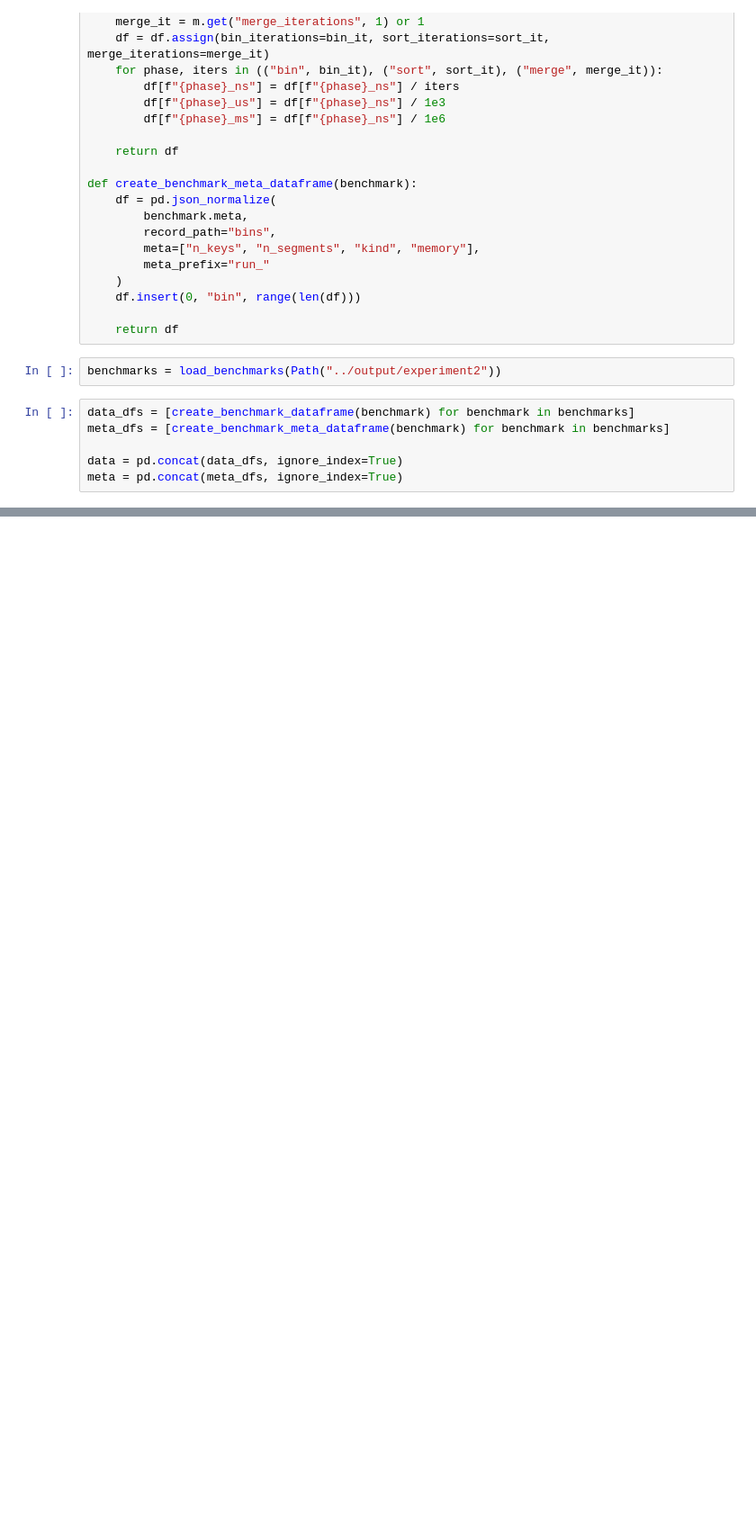
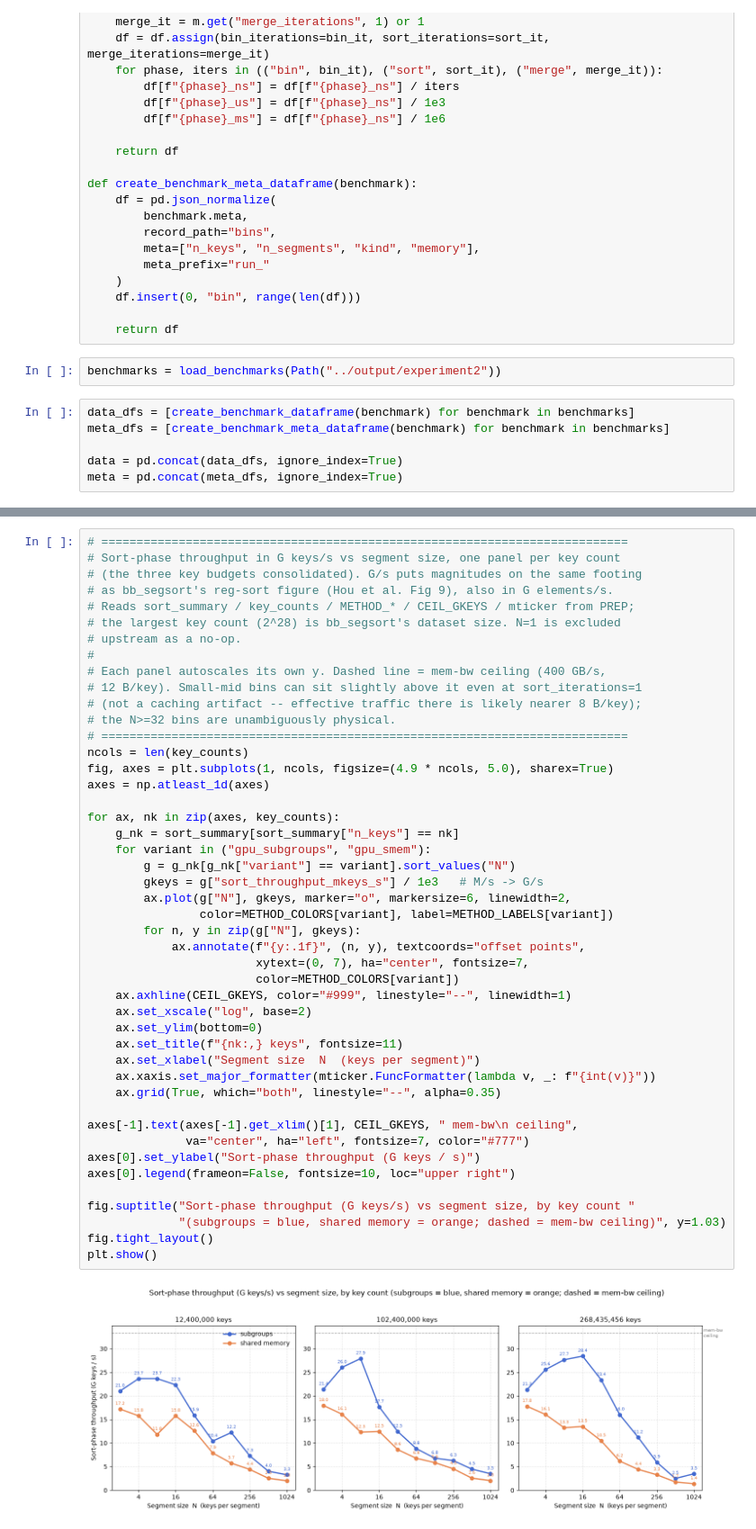
Before and after one commit to hollinwilkins/wb_segsort, a Jupyter notebook: notebooks/experiment2.ipynb, the cells around one changed output, grey strips where cells are left out. Shown at 90% size. Cells and saved outputs as stored; diff of their text form; blank space fills up the shorter version.

```diff
--- a/notebooks/experiment2.ipynb
+++ b/notebooks/experiment2.ipynb
@@ -93,0 +171,48 @@ meta = pd.concat(meta_dfs, ignore_index=True)
+# %%
+# ===========================================================================
+# Sort-phase throughput in G keys/s vs segment size, one panel per key count
+# (the three key budgets consolidated). G/s puts magnitudes on the same footing
+# as bb_segsort's reg-sort figure (Hou et al. Fig 9), also in G elements/s.
+# Reads sort_summary / key_counts / METHOD_* / CEIL_GKEYS / mticker from PREP;
+# the largest key count (2^28) is bb_segsort's dataset size. N=1 is excluded
+# upstream as a no-op.
+#
+# Each panel autoscales its own y. Dashed line = mem-bw ceiling (400 GB/s,
+# 12 B/key). Small-mid bins can sit slightly above it even at sort_iterations=1
+# (not a caching artifact -- effective traffic there is likely nearer 8 B/key);
+# the N>=32 bins are unambiguously physical.
+# ===========================================================================
+ncols = len(key_counts)
+fig, axes = plt.subplots(1, ncols, figsize=(4.9 * ncols, 5.0), sharex=True)
+axes = np.atleast_1d(axes)
+
+for ax, nk in zip(axes, key_counts):
+    g_nk = sort_summary[sort_summary["n_keys"] == nk]
+    for variant in ("gpu_subgroups", "gpu_smem"):
+        g = g_nk[g_nk["variant"] == variant].sort_values("N")
+        gkeys = g["sort_throughput_mkeys_s"] / 1e3   # M/s -> G/s
+        ax.plot(g["N"], gkeys, marker="o", markersize=6, linewidth=2,
+                color=METHOD_COLORS[variant], label=METHOD_LABELS[variant])
+        for n, y in zip(g["N"], gkeys):
+            ax.annotate(f"{y:.1f}", (n, y), textcoords="offset points",
+                        xytext=(0, 7), ha="center", fontsize=7,
+                        color=METHOD_COLORS[variant])
+    ax.axhline(CEIL_GKEYS, color="#999", linestyle="--", linewidth=1)
+    ax.set_xscale("log", base=2)
+    ax.set_ylim(bottom=0)
+    ax.set_title(f"{nk:,} keys", fontsize=11)
+    ax.set_xlabel("Segment size  N  (keys per segment)")
+    ax.xaxis.set_major_formatter(mticker.FuncFormatter(lambda v, _: f"{int(v)}"))
+    ax.grid(True, which="both", linestyle="--", alpha=0.35)
+
+axes[-1].text(axes[-1].get_xlim()[1], CEIL_GKEYS, " mem-bw\n ceiling",
+              va="center", ha="left", fontsize=7, color="#777")
+axes[0].set_ylabel("Sort-phase throughput (G keys / s)")
+axes[0].legend(frameon=False, fontsize=10, loc="upper right")
+
+fig.suptitle("Sort-phase throughput (G keys/s) vs segment size, by key count "
+             "(subgroups = blue, shared memory = orange; dashed = mem-bw ceiling)", y=1.03)
+fig.tight_layout()
+plt.show()
+# %% [output]
+[figure, new version]
```
Also changed, not shown: parts of 19 cells of this notebook, 2 other files.
